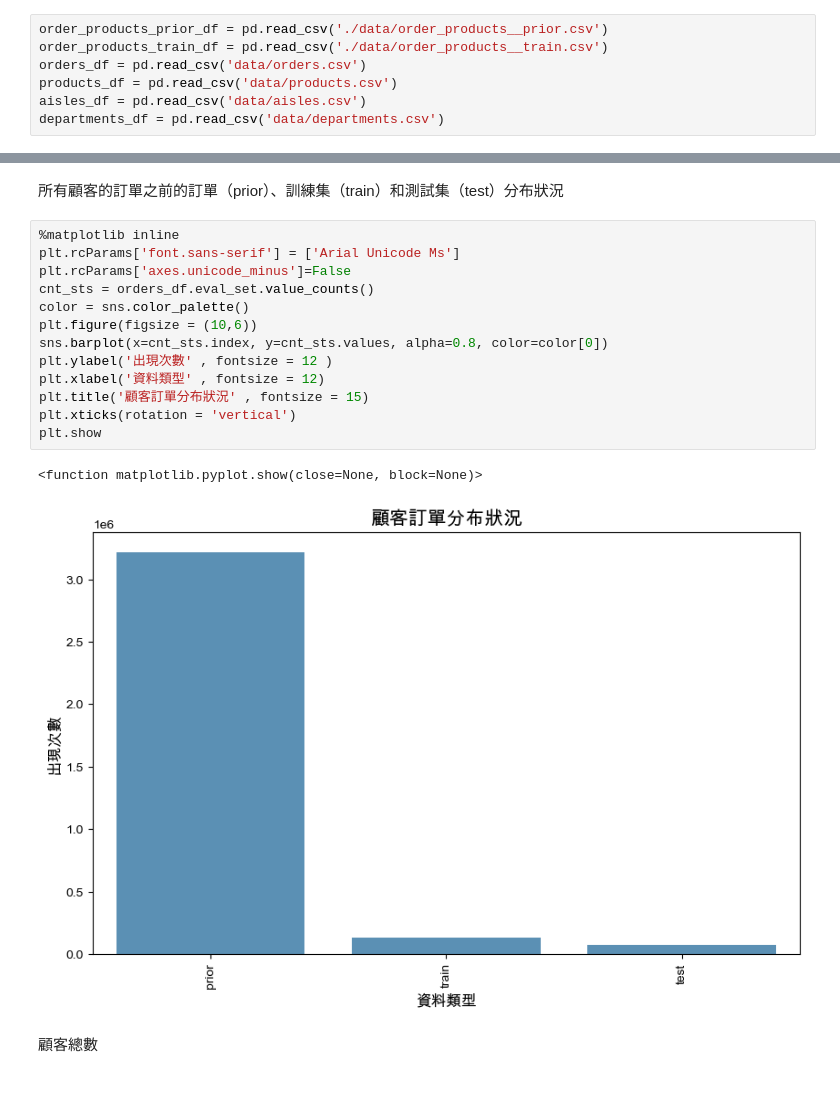
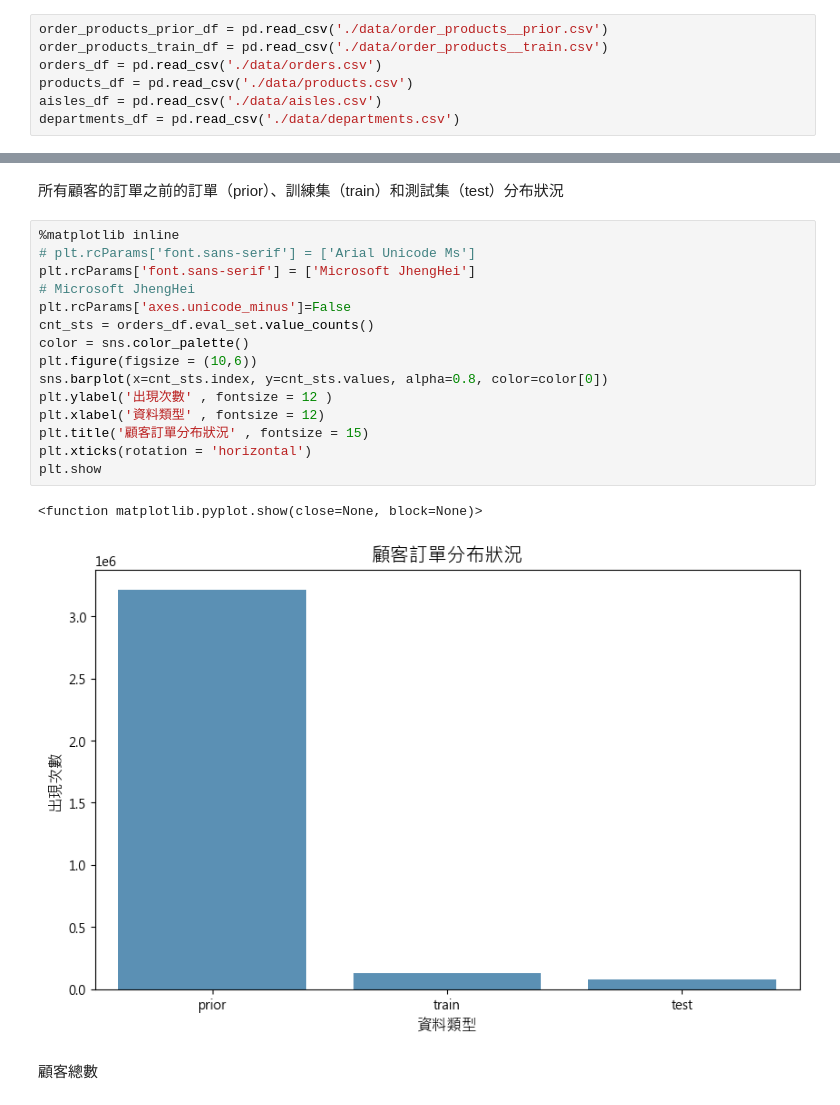
Before and after one commit to jim408401/customer-segmentation, a Jupyter notebook: Customer-Segmentation.ipynb, the cells around one changed output, grey strips where cells are left out. Cells and saved outputs as stored; diff of their text form.

```diff
--- a/Customer-Segmentation.ipynb
+++ b/Customer-Segmentation.ipynb
@@ -21,30 +21,32 @@ import matplotlib.pyplot as plt
 # %%
 order_products_prior_df = pd.read_csv('./data/order_products__prior.csv')
 order_products_train_df = pd.read_csv('./data/order_products__train.csv')
-orders_df = pd.read_csv('data/orders.csv')
-products_df = pd.read_csv('data/products.csv')
-aisles_df = pd.read_csv('data/aisles.csv')
-departments_df = pd.read_csv('data/departments.csv')
+orders_df = pd.read_csv('./data/orders.csv')
+products_df = pd.read_csv('./data/products.csv')
+aisles_df = pd.read_csv('./data/aisles.csv')
+departments_df = pd.read_csv('./data/departments.csv')
 # %% [markdown]
 ### 1. EDA (探索性資料分析)
 # %% [markdown]
 所有顧客的訂單之前的訂單（prior）、訓練集（train）和測試集（test）分布狀況
 # %%
 %matplotlib inline
-plt.rcParams['font.sans-serif'] = ['Arial Unicode Ms']
+# plt.rcParams['font.sans-serif'] = ['Arial Unicode Ms']
+plt.rcParams['font.sans-serif'] = ['Microsoft JhengHei']
+# Microsoft JhengHei
 plt.rcParams['axes.unicode_minus']=False
 cnt_sts = orders_df.eval_set.value_counts()
 color = sns.color_palette()
 plt.figure(figsize = (10,6))
 sns.barplot(x=cnt_sts.index, y=cnt_sts.values, alpha=0.8, color=color[0])
 plt.ylabel('出現次數' , fontsize = 12 )
 plt.xlabel('資料類型' , fontsize = 12)
 plt.title('顧客訂單分布狀況' , fontsize = 15)
-plt.xticks(rotation = 'vertical')
+plt.xticks(rotation = 'horizontal')
 plt.show
 # %% [output]
 <function matplotlib.pyplot.show(close=None, block=None)>
-[figure, old version]
+[figure, new version]
 # %% [markdown]
 顧客總數
 # %%
```
Also changed, not shown: parts of 22 cells of this notebook.
